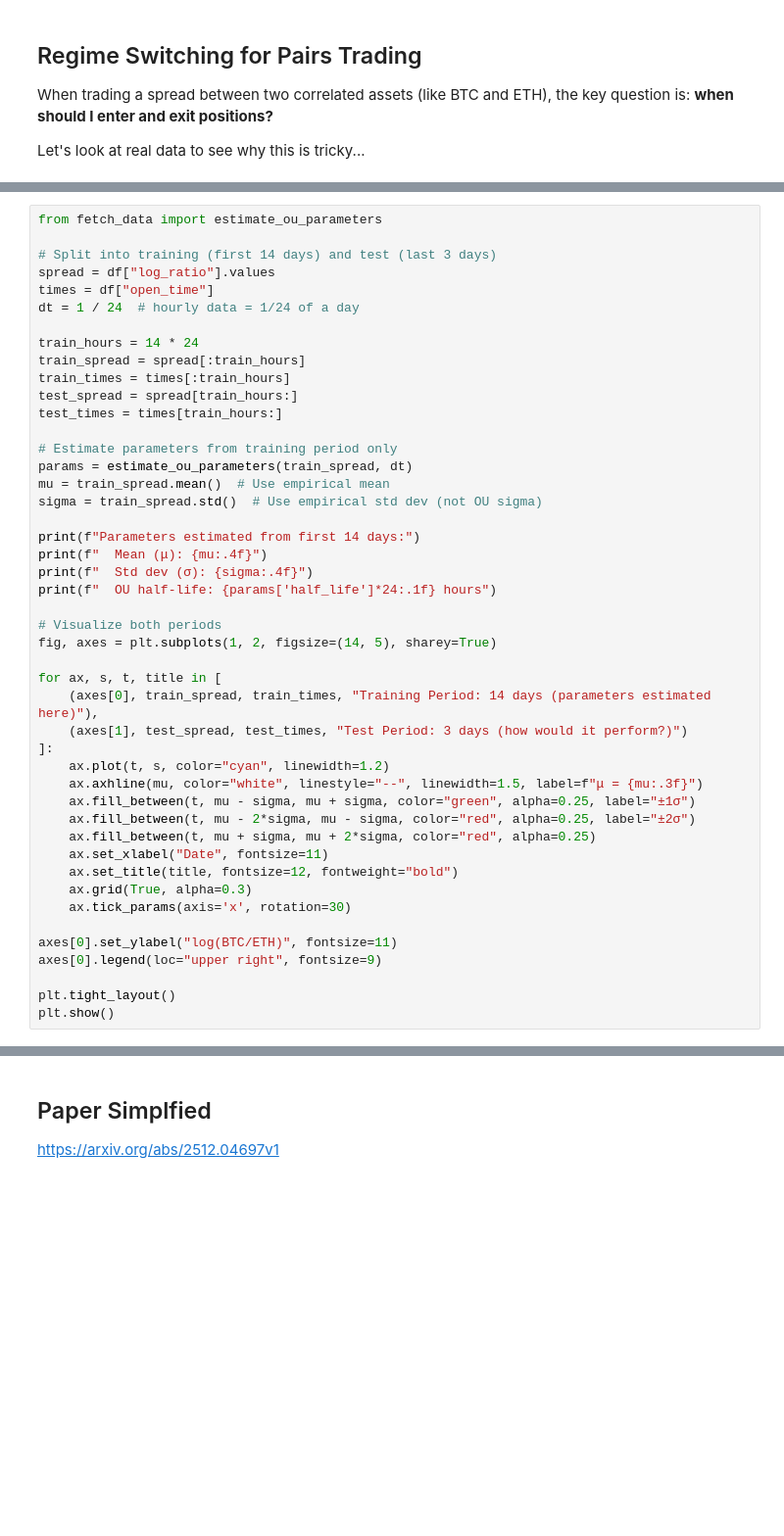
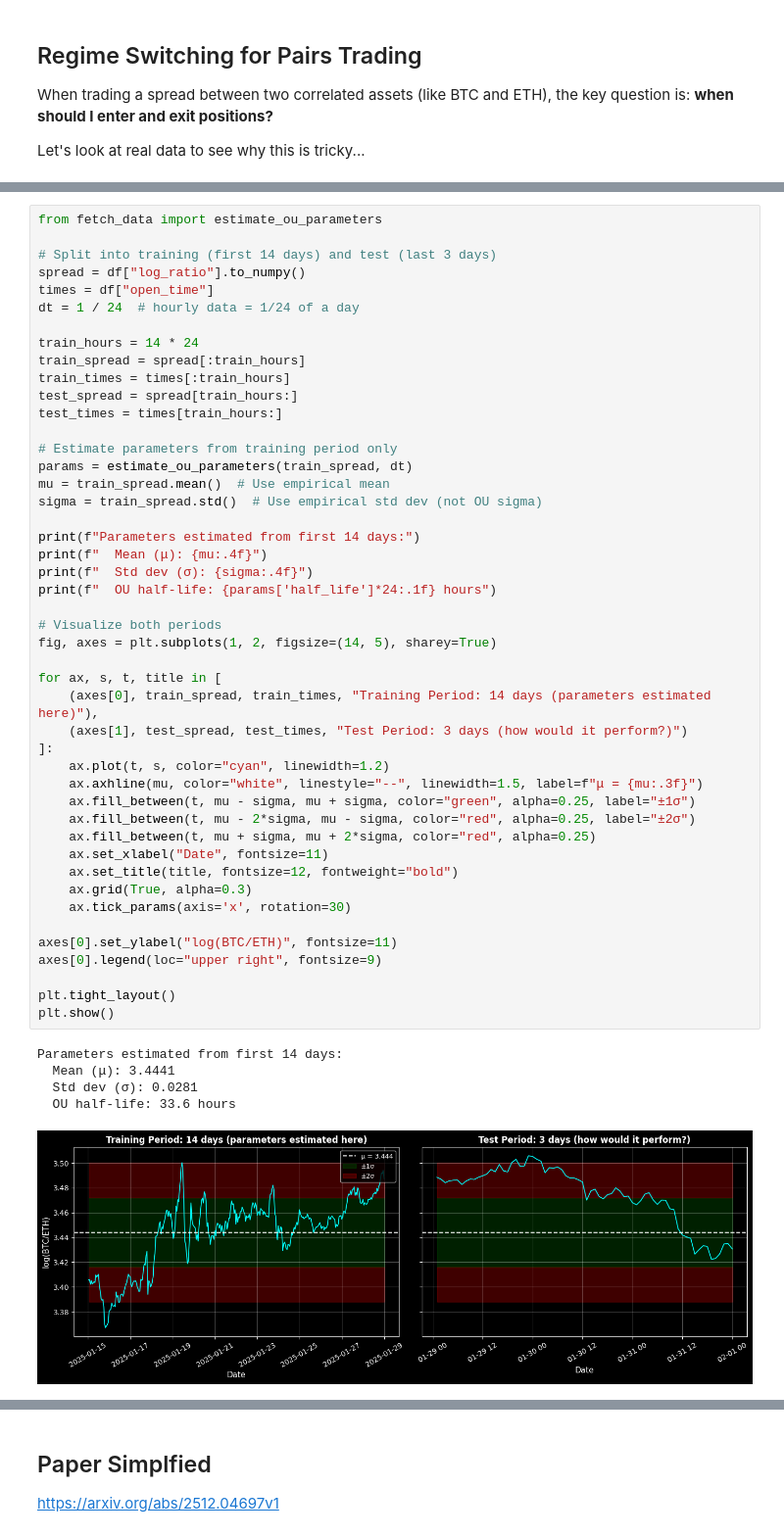
Before and after one commit to ChadThackray/regime-switching-2025, a Jupyter notebook: video.ipynb, the cells around one changed output, grey strips where cells are left out. Shown: that part at 98% size. Cells and saved outputs as stored; diff of their text form; blank space fills up the shorter version.

```diff
--- a/video.ipynb
+++ b/video.ipynb
@@ -28,7 +34,7 @@ plt.show()
 from fetch_data import estimate_ou_parameters
 
 # Split into training (first 14 days) and test (last 3 days)
-spread = df["log_ratio"].values
+spread = df["log_ratio"].to_numpy()
 times = df["open_time"]
 dt = 1 / 24  # hourly data = 1/24 of a day
 
@@ -43,33 +49,39 @@ params = estimate_ou_parameters(train_spread, dt)
 mu = train_spread.mean()  # Use empirical mean
 sigma = train_spread.std()  # Use empirical std dev (not OU sigma)
 
 print(f"Parameters estimated from first 14 days:")
 print(f"  Mean (μ): {mu:.4f}")
 print(f"  Std dev (σ): {sigma:.4f}")
 print(f"  OU half-life: {params['half_life']*24:.1f} hours")
 
 # Visualize both periods
 fig, axes = plt.subplots(1, 2, figsize=(14, 5), sharey=True)
 
 for ax, s, t, title in [
     (axes[0], train_spread, train_times, "Training Period: 14 days (parameters estimated here)"),
     (axes[1], test_spread, test_times, "Test Period: 3 days (how would it perform?)")
 ]:
     ax.plot(t, s, color="cyan", linewidth=1.2)
     ax.axhline(mu, color="white", linestyle="--", linewidth=1.5, label=f"μ = {mu:.3f}")
     ax.fill_between(t, mu - sigma, mu + sigma, color="green", alpha=0.25, label="±1σ")
     ax.fill_between(t, mu - 2*sigma, mu - sigma, color="red", alpha=0.25, label="±2σ")
     ax.fill_between(t, mu + sigma, mu + 2*sigma, color="red", alpha=0.25)
     ax.set_xlabel("Date", fontsize=11)
     ax.set_title(title, fontsize=12, fontweight="bold")
     ax.grid(True, alpha=0.3)
     ax.tick_params(axis='x', rotation=30)
 
 axes[0].set_ylabel("log(BTC/ETH)", fontsize=11)
 axes[0].legend(loc="upper right", fontsize=9)
 
 plt.tight_layout()
 plt.show()
+# %% [output]
+Parameters estimated from first 14 days:
+  Mean (μ): 3.4441
+  Std dev (σ): 0.0281
+  OU half-life: 33.6 hours
+[figure, added]
 # %%
 def backtest_threshold(spread: np.ndarray, mu: float, threshold: float, fee: float = 0.001) -> float:
     """
```
Also changed, not shown: parts of 5 cells of this notebook.
